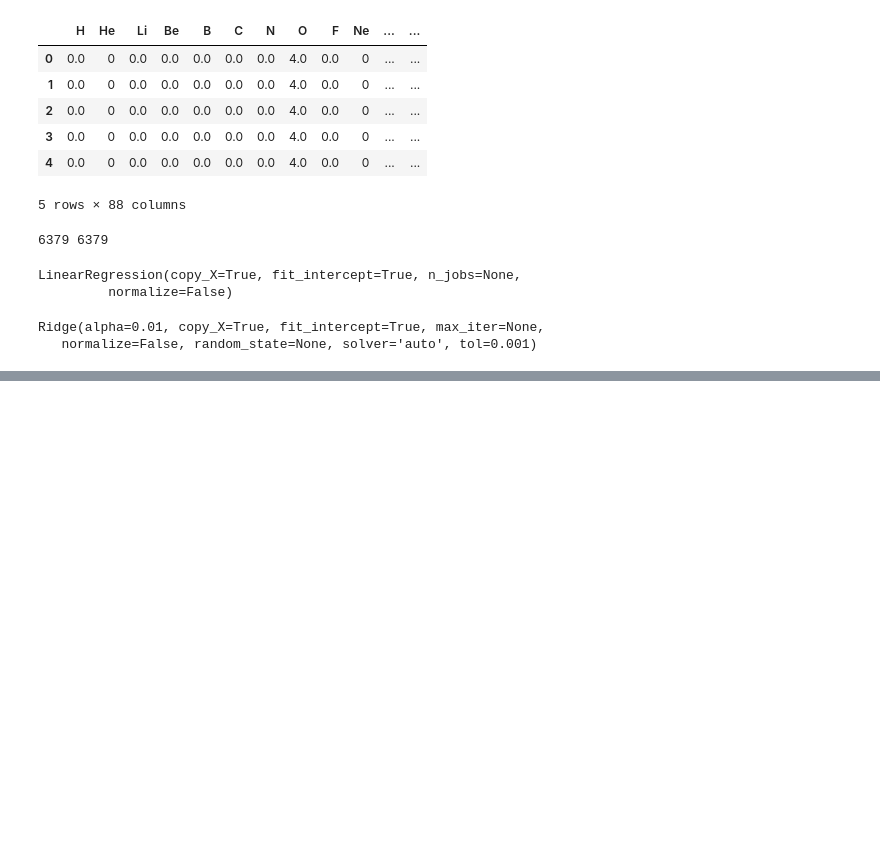
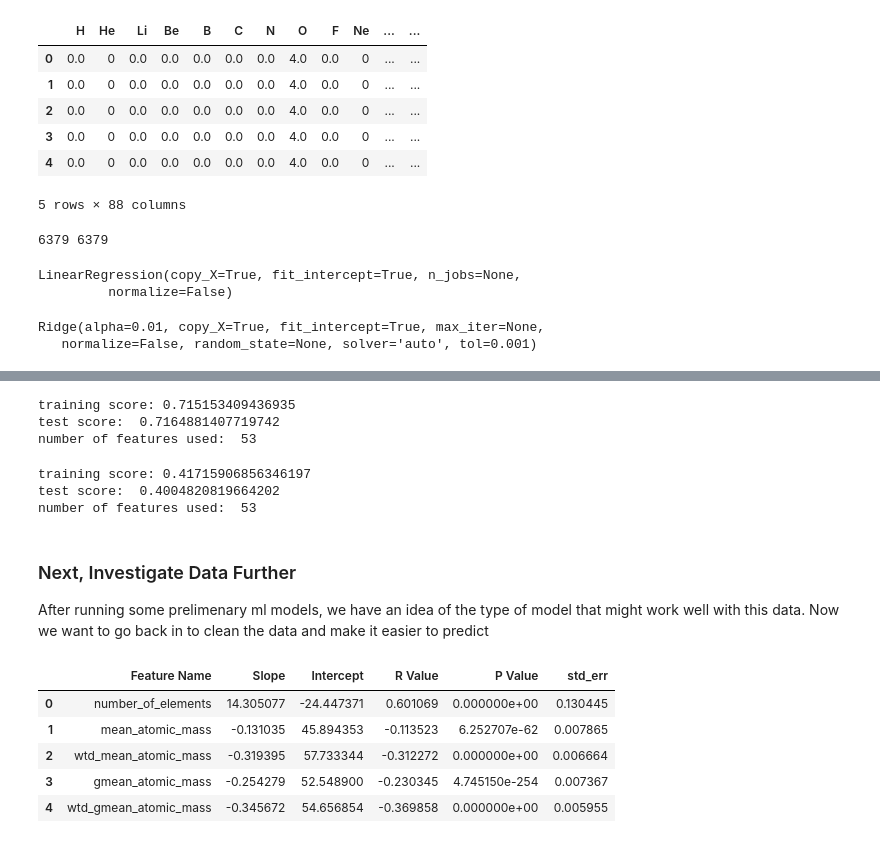
Before and after one commit to ayang2012/Superconductor_ML, a Jupyter notebook: Superconductor_ML.ipynb, the cells around one changed output, grey strips where cells are left out. Saved outputs shown, nothing was run; the diff lists cells and outputs as text; code cells hidden in the pictures; blank space fills up the shorter version.

Commit message:
ran a few more models, including randomforest

```diff
--- a/Superconductor_ML.ipynb
+++ b/Superconductor_ML.ipynb
@@ -228,0 +159,69 @@ r^2 on test data : 0.240498
+# %%
+from sklearn.linear_model import ElasticNet
+EN = ElasticNet()
+EN.fit(X_train,y_train)
+train_score = EN.score(X_train,y_train)
+test_score = EN.score(X_test,y_test)
+coeff_used = np.sum(EN.coef_!=0)
+print("training score:", train_score )
+print("test score: ", test_score)
+print("number of features used: ", coeff_used)
+# %% [output]
+training score: 0.715153409436935
+test score:  0.7164881407719742
+number of features used:  53
+# %%
+from sklearn.svm import SVR
+svr = SVR(gamma='scale', C=1.0, epsilon=0.2)
+
+SVR(C=1.0, cache_size=200, coef0=0.0, degree=3, epsilon=0.2, gamma='scale',
+    kernel='linear', max_iter=-1, shrinking=True, tol=0.001, verbose=False)
+
+svr.fit(X_train,y_train)
+train_score = svr.score(X_train,y_train)
+test_score = svr.score(X_test,y_test)
+coeff_used = np.sum(EN.coef_!=0)
+print("training score:", train_score )
+print("test score: ", test_score)
+print("number of features used: ", coeff_used)
+# %% [output]
+training score: 0.41715906856346197
+test score:  0.4004820819664202
+number of features used:  53
+# %% [markdown]
+### Next, Investigate Data Further
+
+After running some prelimenary ml models, we have an idea of the type of model that might work well with this data. Now we want to go back in to clean the data and make it easier to predict
+# %%
+from scipy import stats
+y = df_train['critical_temp']
+
+df_train_stats = pd.DataFrame()
+
+
+def get_stats(x, y):
+    slope, intercept, r_value, p_value, std_err = stats.linregress(x,y)
+
+    df_train_stats.loc[i, 'Feature Name'] = df_train.columns[i]
+    df_train_stats.loc[i, 'Slope'] = slope
+    df_train_stats.loc[i, 'Intercept'] = intercept
+    df_train_stats.loc[i, 'R Value'] = r_value
+    df_train_stats.loc[i, 'P Value'] = p_value
+    df_train_stats.loc[i, 'std_err'] = std_err
+
+
+for i in range(len(df_train.columns)):
+
+    try:
+        x = df_train.iloc[:,i]
+        get_stats(x,y)
+    except:
+        print("error at: column " + df_train_stats.columns[i])
+df_train_stats.head()
+# %% [output]
+|  | Feature Name | Slope | Intercept | R Value | P Value | std_err |
+| 0 | number_of_elements | 14.305077 | -24.447371 | 0.601069 | 0.000000e+00 | 0.130445 |
+| 1 | mean_atomic_mass | -0.131035 | 45.894353 | -0.113523 | 6.252707e-62 | 0.007865 |
+| 2 | wtd_mean_atomic_mass | -0.319395 | 57.733344 | -0.312272 | 0.000000e+00 | 0.006664 |
+| 3 | gmean_atomic_mass | -0.254279 | 52.548900 | -0.230345 | 4.745150e-254 | 0.007367 |
+| 4 | wtd_gmean_atomic_mass | -0.345672 | 54.656854 | -0.369858 | 0.000000e+00 | 0.005955 |
```
Also changed, not shown: parts of 15 cells of this notebook.
